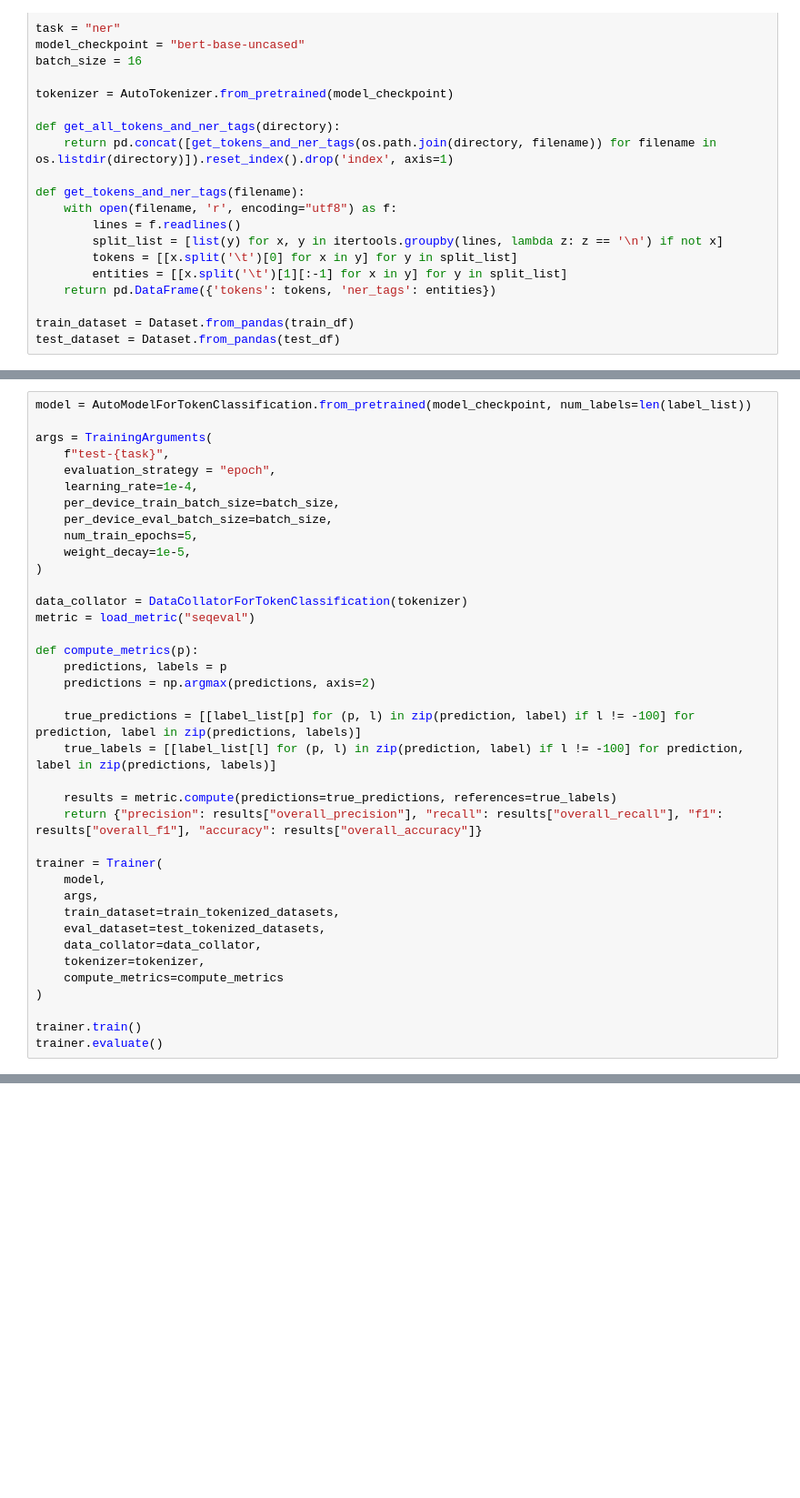
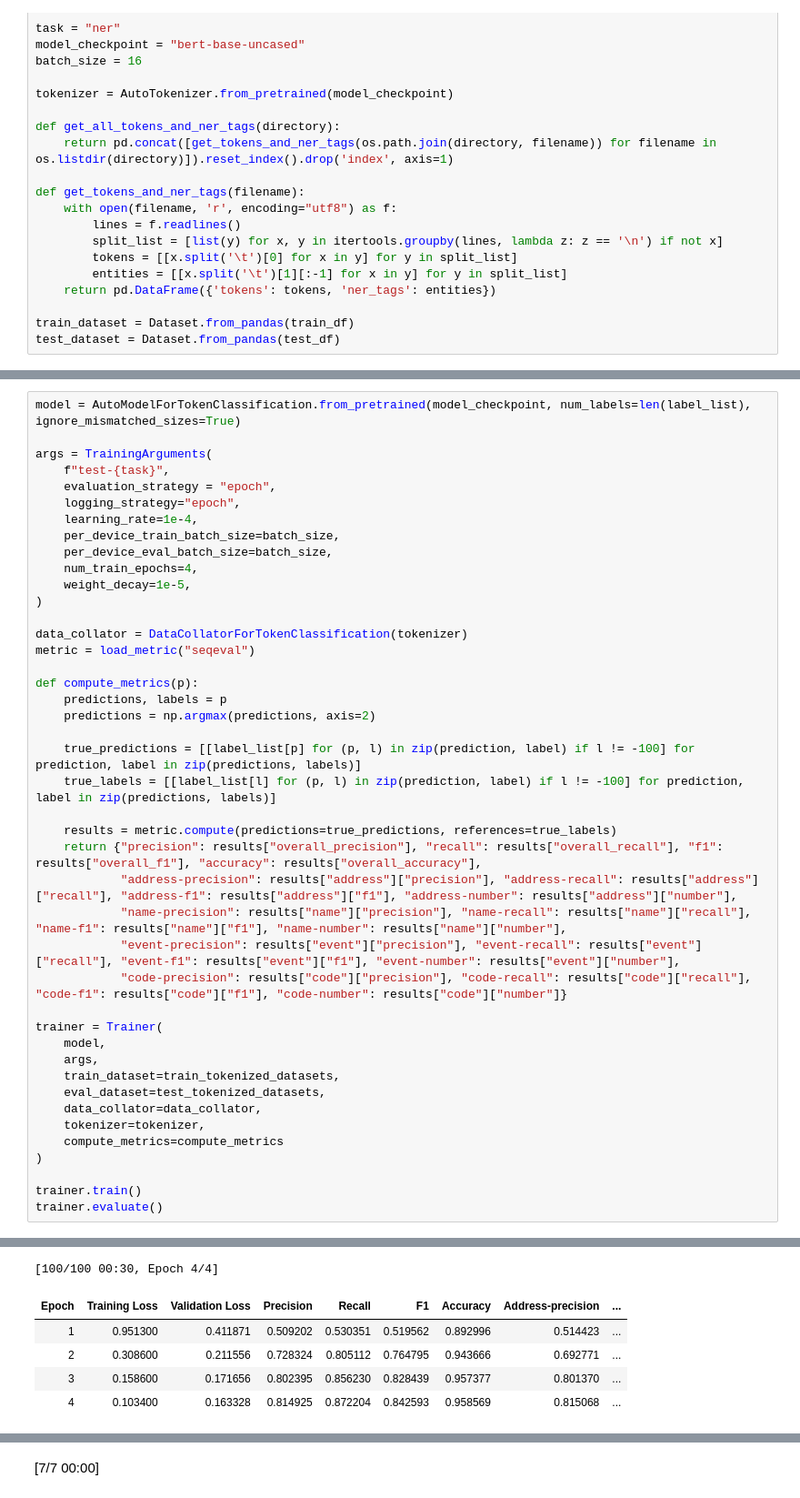
Before and after one commit to anishkanabar/NER, a Jupyter notebook: BERT_NER.ipynb, the cells around one changed output, grey strips where cells are left out. Shown at 91% size. Cells and saved outputs as stored; diff of their text form; blank space fills up the shorter version.

```diff
--- a/BERT_NER.ipynb
+++ b/BERT_NER.ipynb
@@ -113,13 +152,14 @@ test_tokenized_datasets = test_tokenized_datasets.remove_columns(['tokens', 'ner
 # %%
-model = AutoModelForTokenClassification.from_pretrained(model_checkpoint, num_labels=len(label_list))
+model = AutoModelForTokenClassification.from_pretrained(model_checkpoint, num_labels=len(label_list), ignore_mismatched_sizes=True)
 
 args = TrainingArguments(
     f"test-{task}",
     evaluation_strategy = "epoch",
+    logging_strategy="epoch",
     learning_rate=1e-4,
     per_device_train_batch_size=batch_size,
     per_device_eval_batch_size=batch_size,
-    num_train_epochs=5,
+    num_train_epochs=4,
     weight_decay=1e-5,
 )
 
@@ -134,7 +174,11 @@ def compute_metrics(p):
     true_labels = [[label_list[l] for (p, l) in zip(prediction, label) if l != -100] for prediction, label in zip(predictions, labels)]
 
     results = metric.compute(predictions=true_predictions, references=true_labels)
-    return {"precision": results["overall_precision"], "recall": results["overall_recall"], "f1": results["overall_f1"], "accuracy": results["overall_accuracy"]}
+    return {"precision": results["overall_precision"], "recall": results["overall_recall"], "f1": results["overall_f1"], "accuracy": results["overall_accuracy"],
+            "address-precision": results["address"]["precision"], "address-recall": results["address"]["recall"], "address-f1": results["address"]["f1"], "address-number": results["address"]["number"],
+            "name-precision": results["name"]["precision"], "name-recall": results["name"]["recall"], "name-f1": results["name"]["f1"], "name-number": results["name"]["number"],
+            "event-precision": results["event"]["precision"], "event-recall": results["event"]["recall"], "event-f1": results["event"]["f1"], "event-number": results["event"]["number"],
+            "code-precision": results["code"]["precision"], "code-recall": results["code"]["recall"], "code-f1": results["code"]["f1"], "code-number": results["code"]["number"]}
 
 trainer = Trainer(
     model,
@@ -148,3 +192,4 @@ trainer = Trainer(
 
 trainer.train()
 trainer.evaluate()
+# %% [output]
@@ -150,0 +213,6 @@ trainer.evaluate()
+[100/100 00:30, Epoch 4/4]
+| Epoch | Training Loss | Validation Loss | Precision | Recall | F1 | Accuracy | Address-precision | ... |
+| 1 | 0.951300 | 0.411871 | 0.509202 | 0.530351 | 0.519562 | 0.892996 | 0.514423 | ... |
+| 2 | 0.308600 | 0.211556 | 0.728324 | 0.805112 | 0.764795 | 0.943666 | 0.692771 | ... |
+| 3 | 0.158600 | 0.171656 | 0.802395 | 0.856230 | 0.828439 | 0.957377 | 0.801370 | ... |
+| 4 | 0.103400 | 0.163328 | 0.814925 | 0.872204 | 0.842593 | 0.958569 | 0.815068 | ... |
@@ -150,0 +239 @@ trainer.evaluate()
+[7/7 00:00]
```
Also changed, not shown: parts of 13 cells of this notebook.
